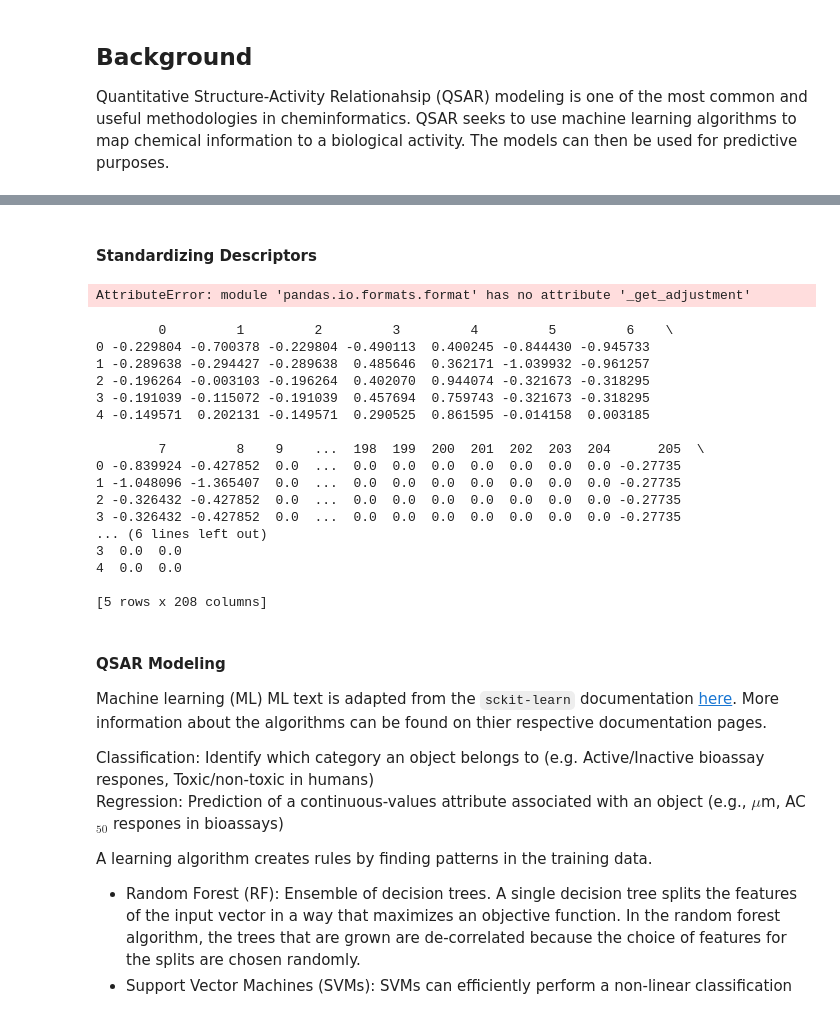
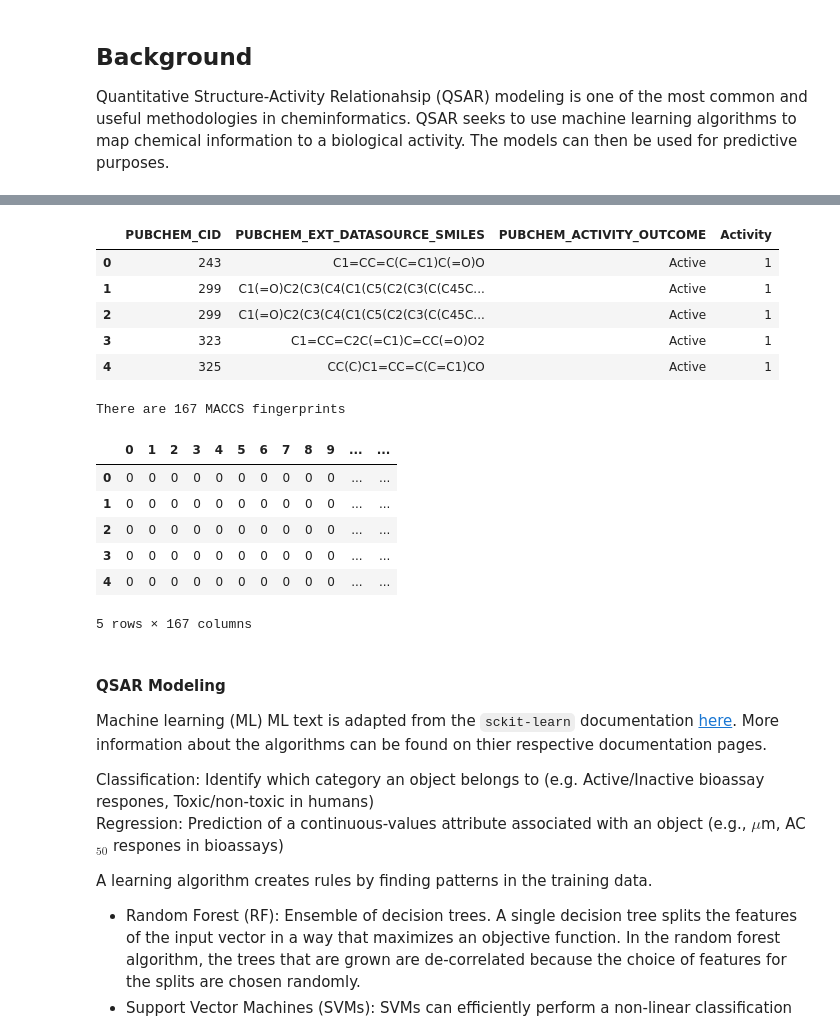
Before and after one commit to russodanielp/intro_cheminformatics, a Jupyter notebook: Lab 08 - Machine Learning - Supervised, QSAR/colab_completed.ipynb, the cells around one changed output, grey strips where cells are left out. Saved outputs shown, nothing was run; the diff lists cells and outputs as text; code cells hidden in the pictures.

```diff
--- a/Lab 08 - Machine Learning - Supervised, QSAR/colab_completed.ipynb
+++ b/Lab 08 - Machine Learning - Supervised, QSAR/colab_completed.ipynb
@@ -32,0 +38,14 @@ AttributeError: module 'pandas.io.formats.format' has no attribute '_get_adjustm
+# %%
+import pandas as pd
+from rdkit.Chem import PandasTools
+
+classification = pd.read_excel('AID_743079.xlsx', sheet_name='Classification')
+
+classification.head()
+# %% [output]
+|  | PUBCHEM_CID | PUBCHEM_EXT_DATASOURCE_SMILES | PUBCHEM_ACTIVITY_OUTCOME | Activity |
+| 0 | 243 | C1=CC=C(C=C1)C(=O)O | Active | 1 |
+| 1 | 299 | C1(=O)C2(C3(C4(C1(C5(C2(C3(C(C45C... | Active | 1 |
+| 2 | 299 | C1(=O)C2(C3(C4(C1(C5(C2(C3(C(C45C... | Active | 1 |
+| 3 | 323 | C1=CC=C2C(=C1)C=CC(=O)O2 | Active | 1 |
+| 4 | 325 | CC(C)C1=CC=C(C=C1)CO | Active | 1 |
@@ -56,42 +92,22 @@ def calc_descriptors_from_mol(mol):
-# %%
-desc_list = []
-
-
-for mol in df.ROMol.tolist():
-    desc = calc_descriptors_from_mol(mol)
-    desc_list.append(desc)
-
-
-desc_frame = pd.DataFrame(desc_list)
-# %% [markdown]
-#### Standardizing Descriptors
-# %%
-from sklearn.preprocessing import StandardScaler
-
-scaler = StandardScaler()
-
-desc_frame_std = pd.DataFrame(scaler.fit_transform(desc_frame))
-
-desc_frame_std.head()
-# %% [output]
-AttributeError: module 'pandas.io.formats.format' has no attribute '_get_adjustment'
-        0         1         2         3         4         5         6    \
-0 -0.229804 -0.700378 -0.229804 -0.490113  0.400245 -0.844430 -0.945733
-1 -0.289638 -0.294427 -0.289638  0.485646  0.362171 -1.039932 -0.961257
-2 -0.196264 -0.003103 -0.196264  0.402070  0.944074 -0.321673 -0.318295
-3 -0.191039 -0.115072 -0.191039  0.457694  0.759743 -0.321673 -0.318295
-4 -0.149571  0.202131 -0.149571  0.290525  0.861595 -0.014158  0.003185
-
-        7         8    9    ...  198  199  200  201  202  203  204      205  \
-0 -0.839924 -0.427852  0.0  ...  0.0  0.0  0.0  0.0  0.0  0.0  0.0 -0.27735
-1 -1.048096 -1.365407  0.0  ...  0.0  0.0  0.0  0.0  0.0  0.0  0.0 -0.27735
-2 -0.326432 -0.427852  0.0  ...  0.0  0.0  0.0  0.0  0.0  0.0  0.0 -0.27735
-3 -0.326432 -0.427852  0.0  ...  0.0  0.0  0.0  0.0  0.0  0.0  0.0 -0.27735
-... (6 lines left out)
-3  0.0  0.0
-4  0.0  0.0
-
-[5 rows x 208 columns]
+# %%
+maccs_list = []
+
+for mol in classification.ROMol.tolist():
+    maccs = calc_fp_from_mol(mol, method="maccs")
+    maccs_list.append(maccs)
+
+maccs = pd.DataFrame(maccs_list)
+print("There are", maccs.shape[1],"MACCS fingerprints")
+maccs.head()
+# %% [output]
+There are 167 MACCS fingerprints
+|  | 0 | 1 | 2 | 3 | 4 | 5 | 6 | 7 | 8 | 9 | ... | ... |
+| 0 | 0 | 0 | 0 | 0 | 0 | 0 | 0 | 0 | 0 | 0 | ... | ... |
+| 1 | 0 | 0 | 0 | 0 | 0 | 0 | 0 | 0 | 0 | 0 | ... | ... |
+| 2 | 0 | 0 | 0 | 0 | 0 | 0 | 0 | 0 | 0 | 0 | ... | ... |
+| 3 | 0 | 0 | 0 | 0 | 0 | 0 | 0 | 0 | 0 | 0 | ... | ... |
+| 4 | 0 | 0 | 0 | 0 | 0 | 0 | 0 | 0 | 0 | 0 | ... | ... |
+5 rows × 167 columns
 # %% [markdown]
 #### QSAR Modeling
 
```
Also changed, not shown: parts of 23 cells of this notebook.
